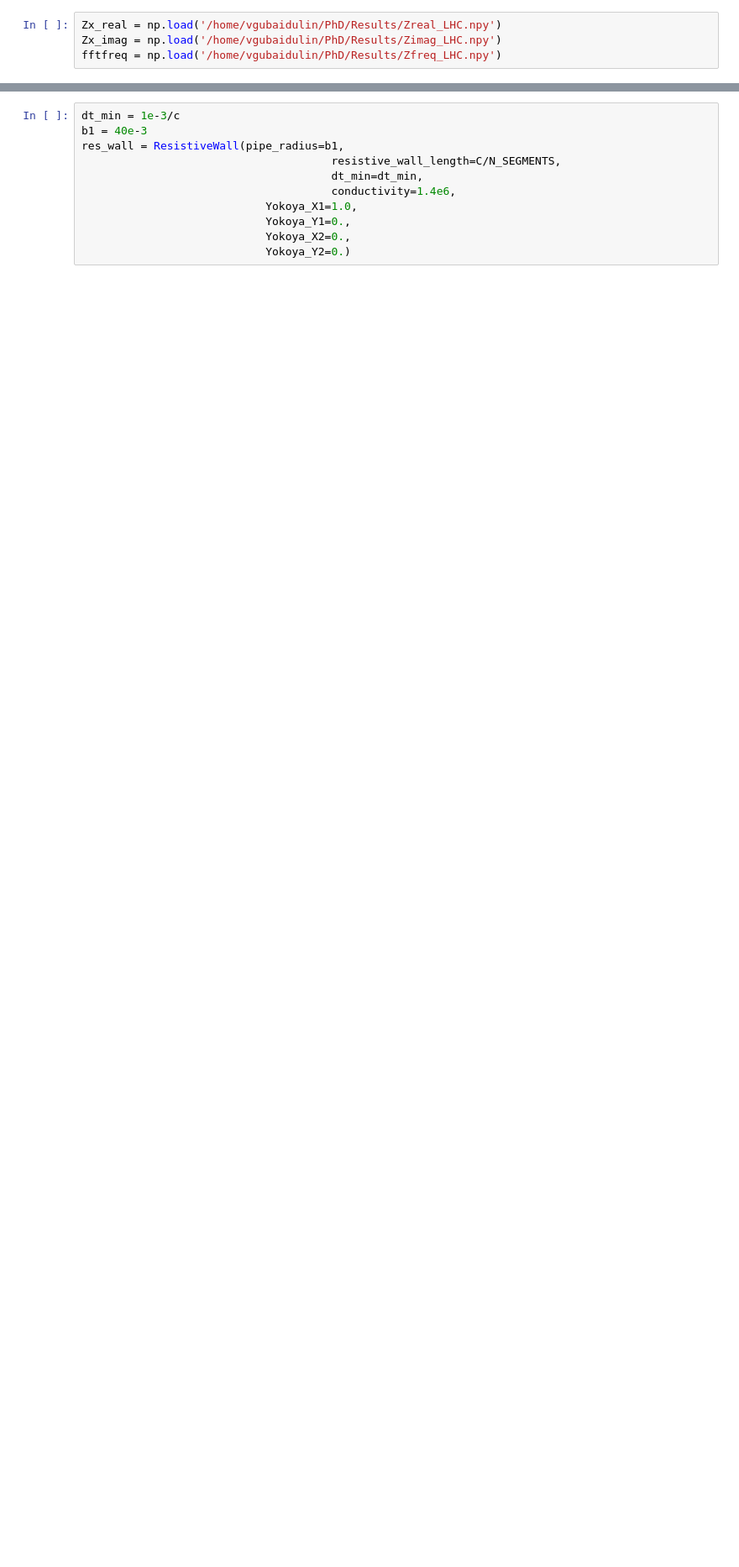
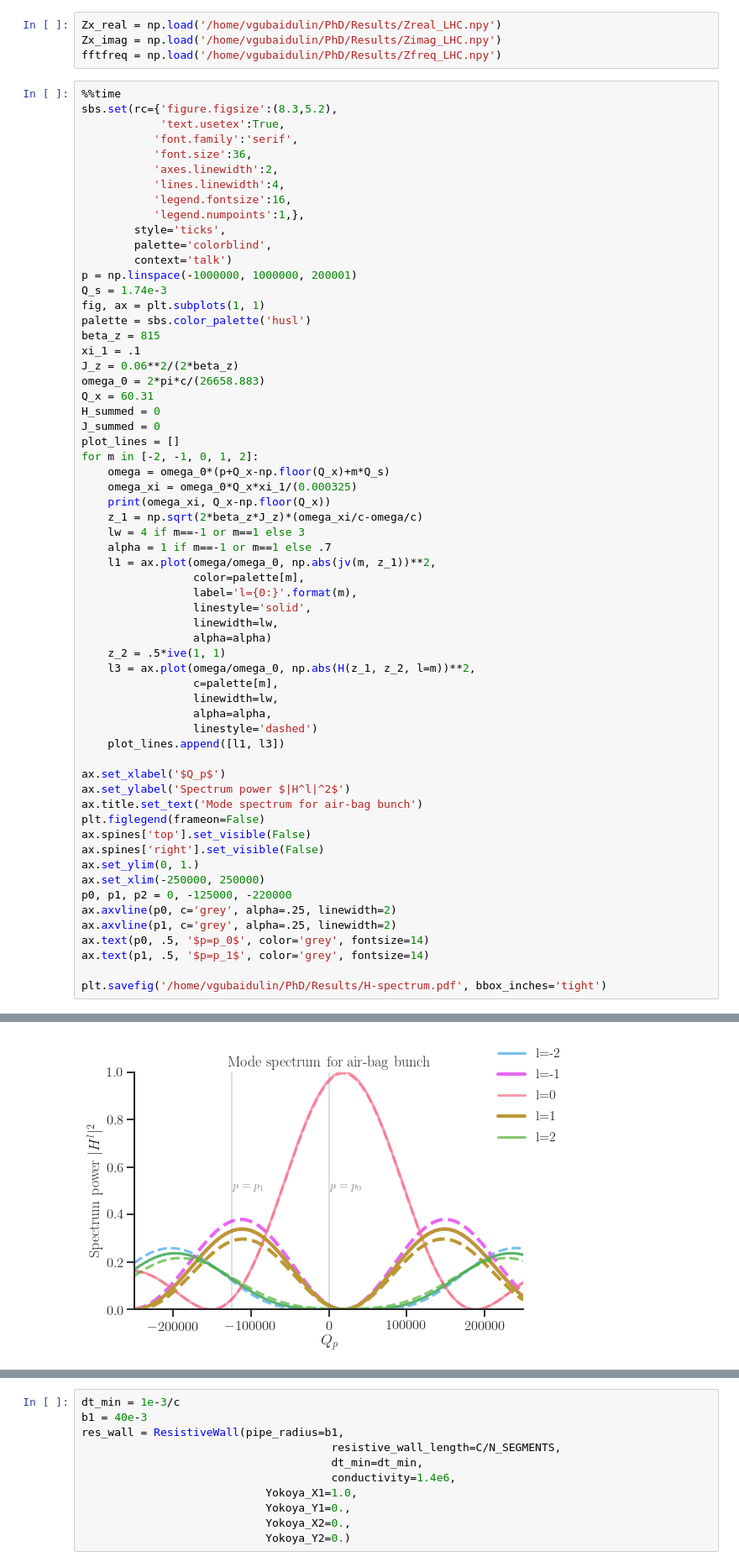
Before and after one commit to gubaidulinvadim/Dispersion-relations, a Jupyter notebook: Notebooks/Beam-mode spectra.ipynb, the cells around one changed output, grey strips where cells are left out. Shown: that part at 84% size. Saved outputs shown, nothing was run; the diff lists cells and outputs as text; blank space fills up the shorter version.

Commit message:
beam-mode spectra notebook updates

```diff
--- a/Notebooks/Beam-mode spectra.ipynb
+++ b/Notebooks/Beam-mode spectra.ipynb
@@ -260,3 +278,65 @@ Wall time: 2min 54s
 Zx_real = np.load('/home/vgubaidulin/PhD/Results/Zreal_LHC.npy')
 Zx_imag = np.load('/home/vgubaidulin/PhD/Results/Zimag_LHC.npy')
 fftfreq = np.load('/home/vgubaidulin/PhD/Results/Zfreq_LHC.npy')
+# %%
+%%time
+sbs.set(rc={'figure.figsize':(8.3,5.2),
+            'text.usetex':True,
+           'font.family':'serif',
+           'font.size':36,
+           'axes.linewidth':2,
+           'lines.linewidth':4,
+           'legend.fontsize':16,
+           'legend.numpoints':1,},
+        style='ticks',
+        palette='colorblind',
+        context='talk')
+p = np.linspace(-1000000, 1000000, 200001)
+Q_s = 1.74e-3
+fig, ax = plt.subplots(1, 1)
+palette = sbs.color_palette('husl')
+beta_z = 815
+xi_1 = .1
+J_z = 0.06**2/(2*beta_z)
+omega_0 = 2*pi*c/(26658.883)
+Q_x = 60.31
+H_summed = 0
+J_summed = 0
+plot_lines = []
+for m in [-2, -1, 0, 1, 2]:
+    omega = omega_0*(p+Q_x-np.floor(Q_x)+m*Q_s)
+    omega_xi = omega_0*Q_x*xi_1/(0.000325)
+    print(omega_xi, Q_x-np.floor(Q_x))
+    z_1 = np.sqrt(2*beta_z*J_z)*(omega_xi/c-omega/c)
+    lw = 4 if m==-1 or m==1 else 3
+    alpha = 1 if m==-1 or m==1 else .7
+    l1 = ax.plot(omega/omega_0, np.abs(jv(m, z_1))**2,
+                 color=palette[m],
+                 label='l={0:}'.format(m),
+                 linestyle='solid',
+                 linewidth=lw,
+                 alpha=alpha)
+    z_2 = .5*ive(1, 1)
+    l3 = ax.plot(omega/omega_0, np.abs(H(z_1, z_2, l=m))**2,
+                 c=palette[m],
+                 linewidth=lw,
+                 alpha=alpha,
+                 linestyle='dashed')
+    plot_lines.append([l1, l3])
+
+ax.set_xlabel('$Q_p$')
+ax.set_ylabel('Spectrum power $|H^l|^2$')
+ax.title.set_text('Mode spectrum for air-bag bunch')
+plt.figlegend(frameon=False)
+ax.spines['top'].set_visible(False)
+ax.spines['right'].set_visible(False)
+ax.set_ylim(0, 1.)
+ax.set_xlim(-250000, 250000)
+p0, p1, p2 = 0, -125000, -220000
+ax.axvline(p0, c='grey', alpha=.25, linewidth=2)
+ax.axvline(p1, c='grey', alpha=.25, linewidth=2)
+ax.text(p0, .5, '$p=p_0$', color='grey', fontsize=14)
+ax.text(p1, .5, '$p=p_1$', color='grey', fontsize=14)
+
+plt.savefig('/home/vgubaidulin/PhD/Results/H-spectrum.pdf', bbox_inches='tight')
+# %% [output]
@@ -262,0 +350 @@ fftfreq = np.load('/home/vgubaidulin/PhD/Results/Zfreq_LHC.npy')
+[figure, added]
```
Also changed, not shown: parts of 25 cells of this notebook, 16 other files.
